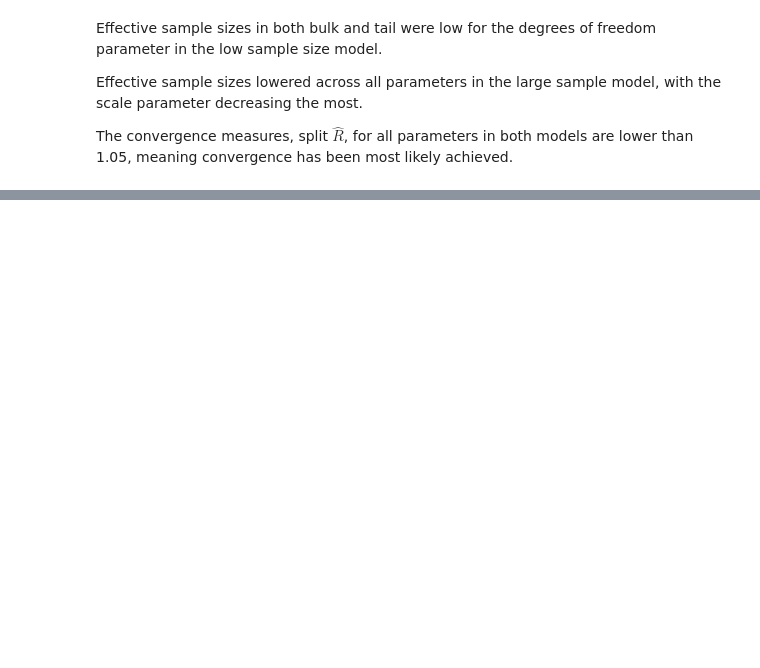
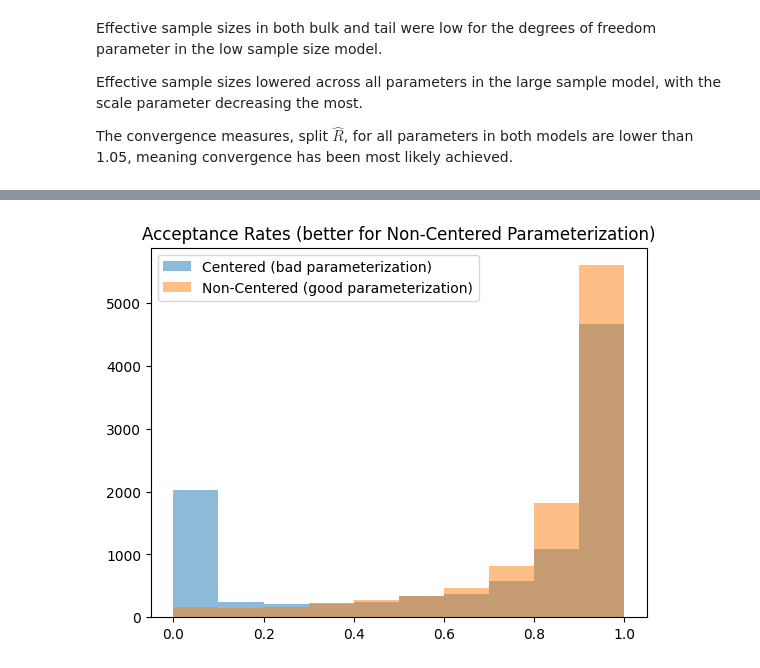
Before and after one commit to MatthewPronyshyn/STA365, a Jupyter notebook: Homework4.ipynb, the cells around one changed output, grey strips where cells are left out. Cells and saved outputs as stored; diff of their text form; code cells hidden in the pictures; blank space fills up the shorter version.

```diff
--- a/Homework4.ipynb
+++ b/Homework4.ipynb
@@ -124,0 +223,8 @@ The convergence measures, split $\hat{R}$, for all parameters in both models are
+# %%
+plt.hist(fit_C.sample_stats.acceptance_rate.values.flatten(), alpha=0.5,
+         label='Centered (bad parameterization)');
+plt.hist(fit_NC.sample_stats.acceptance_rate.values.flatten(), alpha=0.5,
+         label='Non-Centered (good parameterization)');
+plt.title('Acceptance Rates (better for Non-Centered Parameterization)'); plt.legend();
+# %% [output]
+[figure, added]
```
Also changed, not shown: parts of 13 cells of this notebook.
